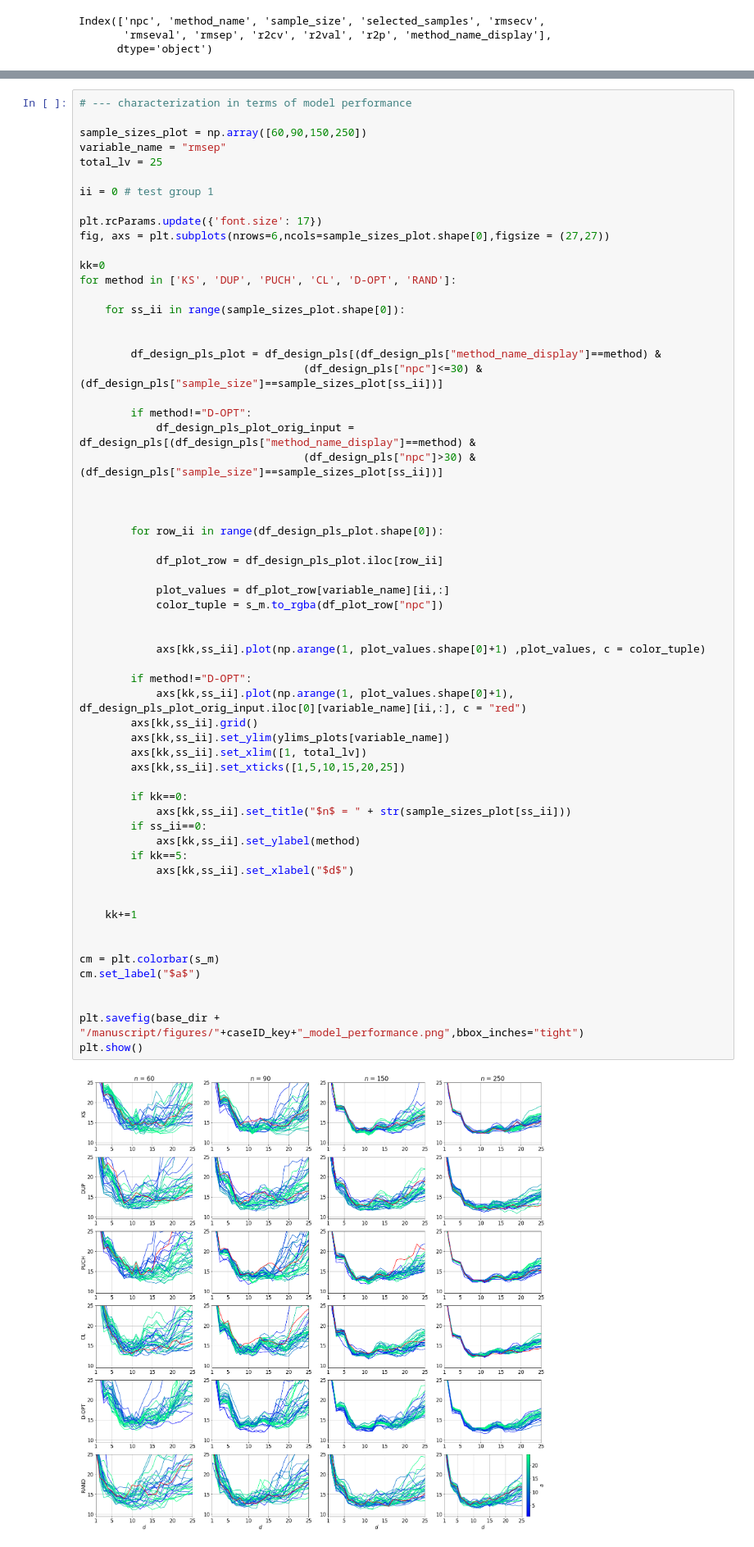
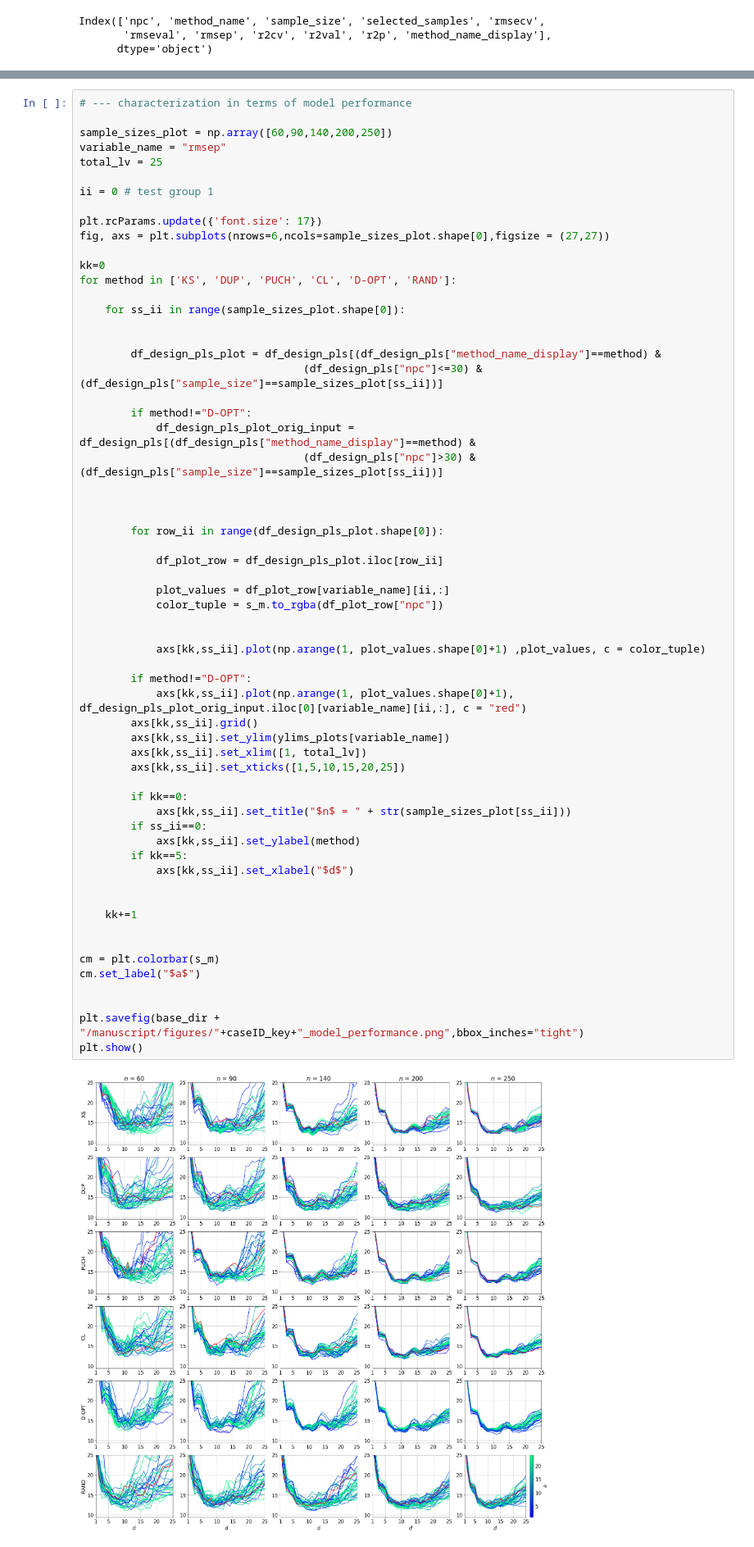
Before and after one commit to vfonsecad/unsupervised-sample-selection, a Jupyter notebook: scripts/d02_05_model_performance.ipynb, the cells around one changed output, grey strips where cells are left out. Shown at 82% size. Cells and saved outputs as stored; diff of their text form.

Commit message:
fixing grid figures for model performance and label eigenvalues ratio

```diff
--- a/scripts/d02_05_model_performance.ipynb
+++ b/scripts/d02_05_model_performance.ipynb
@@ -110,7 +110,7 @@ ylims_plots = {"rmsep":[9.5, 25], "r2p":[0.1,1.1]} # DM
 # %%
 # --- characterization in terms of model performance
 
-sample_sizes_plot = np.array([60,90,150,250])
+sample_sizes_plot = np.array([60,90,140,200,250])
 variable_name = "rmsep"
 total_lv = 25
 
@@ -142,31 +142,31 @@ for method in ['KS', 'DUP', 'PUCH', 'CL', 'D-OPT', 'RAND']:
             color_tuple = s_m.to_rgba(df_plot_row["npc"])
 
 
             axs[kk,ss_ii].plot(np.arange(1, plot_values.shape[0]+1) ,plot_values, c = color_tuple)
 
         if method!="D-OPT":
             axs[kk,ss_ii].plot(np.arange(1, plot_values.shape[0]+1), df_design_pls_plot_orig_input.iloc[0][variable_name][ii,:], c = "red")
         axs[kk,ss_ii].grid()
         axs[kk,ss_ii].set_ylim(ylims_plots[variable_name])
         axs[kk,ss_ii].set_xlim([1, total_lv])
         axs[kk,ss_ii].set_xticks([1,5,10,15,20,25])
 
         if kk==0:
             axs[kk,ss_ii].set_title("$n$ = " + str(sample_sizes_plot[ss_ii]))
         if ss_ii==0:
             axs[kk,ss_ii].set_ylabel(method)
         if kk==5:
             axs[kk,ss_ii].set_xlabel("$d$")
 
 
     kk+=1
 
 
 cm = plt.colorbar(s_m)
 cm.set_label("$a$")
 
 
 plt.savefig(base_dir + "/manuscript/figures/"+caseID_key+"_model_performance.png",bbox_inches="tight")
 plt.show()
 # %% [output]
-[figure, old version]
+[figure, new version]
```
Also changed, not shown: 4 other files.
